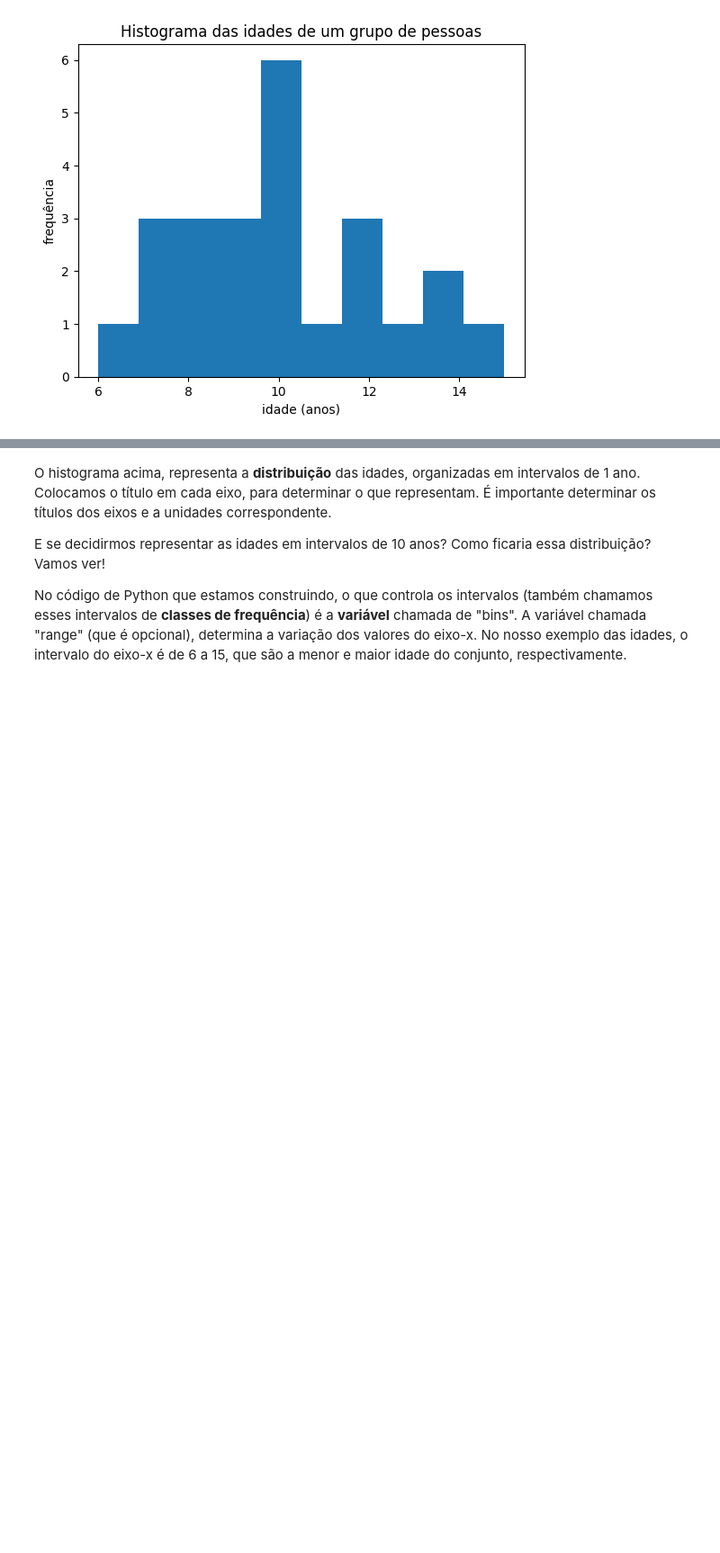
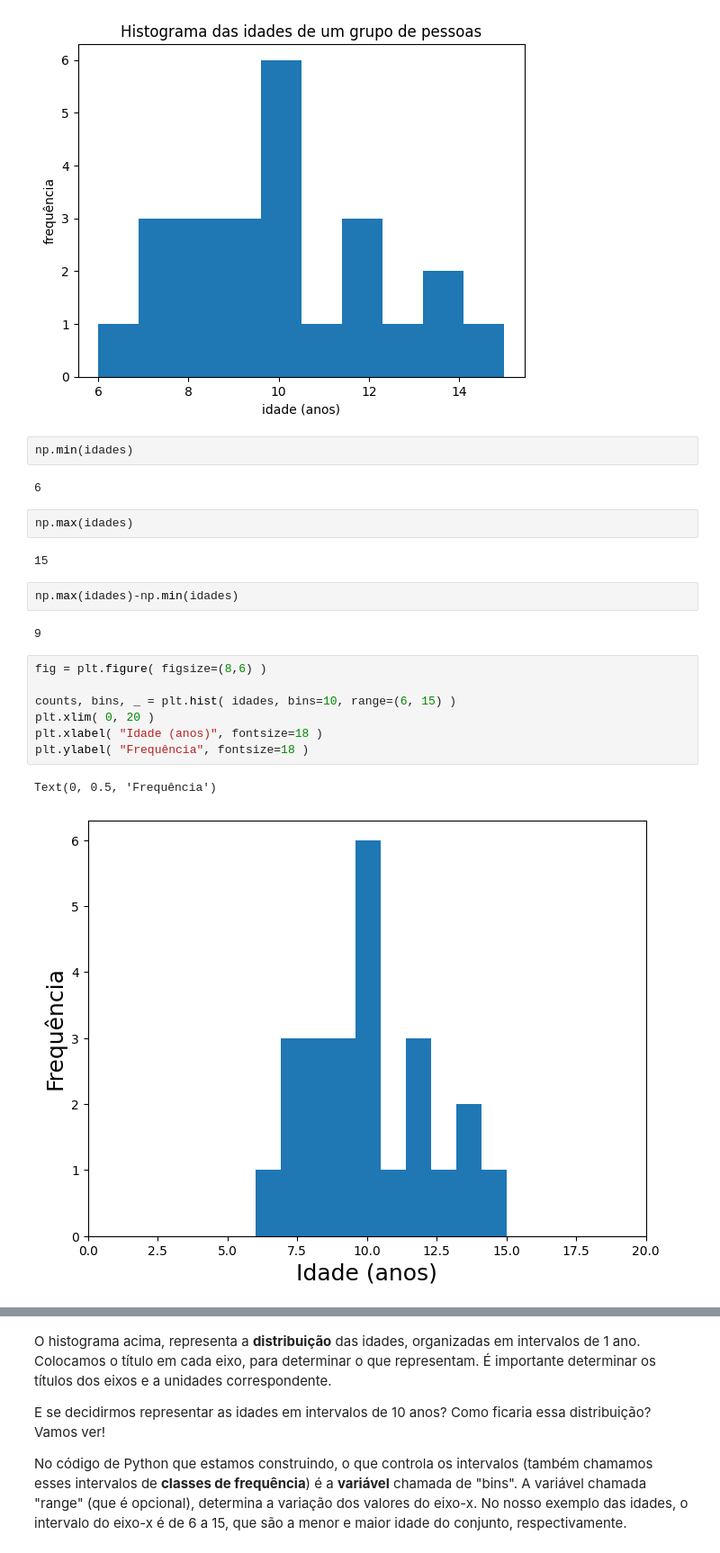
Before and after one commit to elizamelo/FisicaGeral, a Jupyter notebook: histogramasAula02Test.ipynb, the cells around one changed output, grey strips where cells are left out. Shown: that part at 90% size. Drawn from its saved outputs; the diff is of its cells as text; blank space fills up the shorter version.

```diff
--- a/histogramasAula02Test.ipynb
+++ b/histogramasAula02Test.ipynb
@@ -66,3 +64,25 @@ plt.title('Histograma das idades de um grupo de pessoas')
 plt.show()
 # %% [output]
 [figure]
+# %%
+np.min(idades)
+# %% [output]
+6
+# %%
+np.max(idades)
+# %% [output]
+15
+# %%
+np.max(idades)-np.min(idades)
+# %% [output]
+9
+# %%
+fig = plt.figure( figsize=(8,6) )
+
+counts, bins, _ = plt.hist( idades, bins=10, range=(6, 15) )
+plt.xlim( 0, 20 )
+plt.xlabel( "Idade (anos)", fontsize=18 )
+plt.ylabel( "Frequência", fontsize=18 )
+# %% [output]
+Text(0, 0.5, 'Frequência')
+[figure, added]
```
Also changed, not shown: parts of 14 cells of this notebook.
